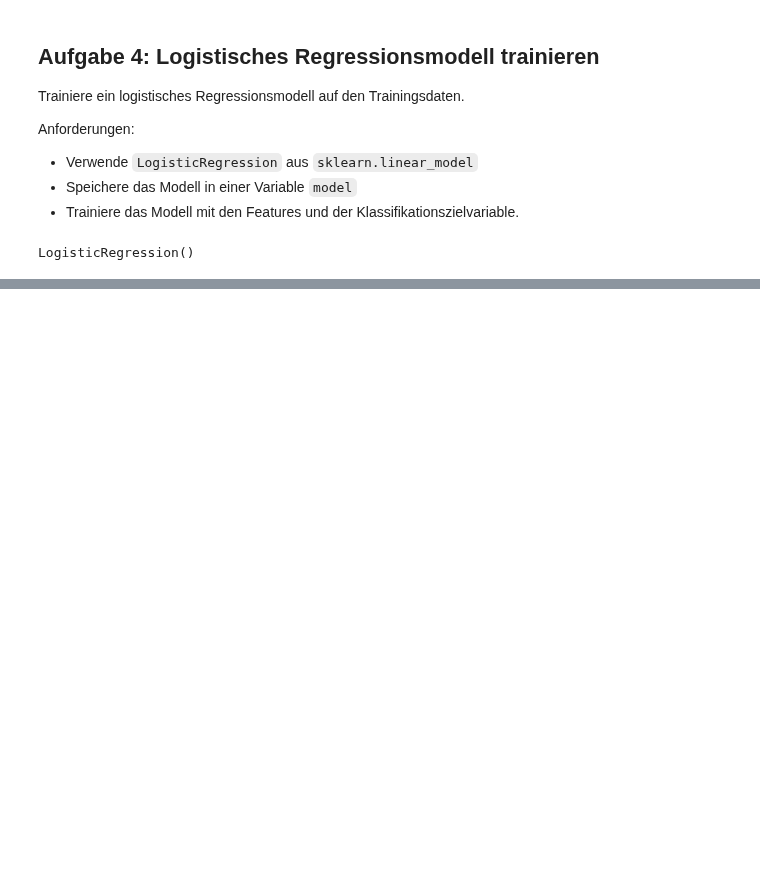
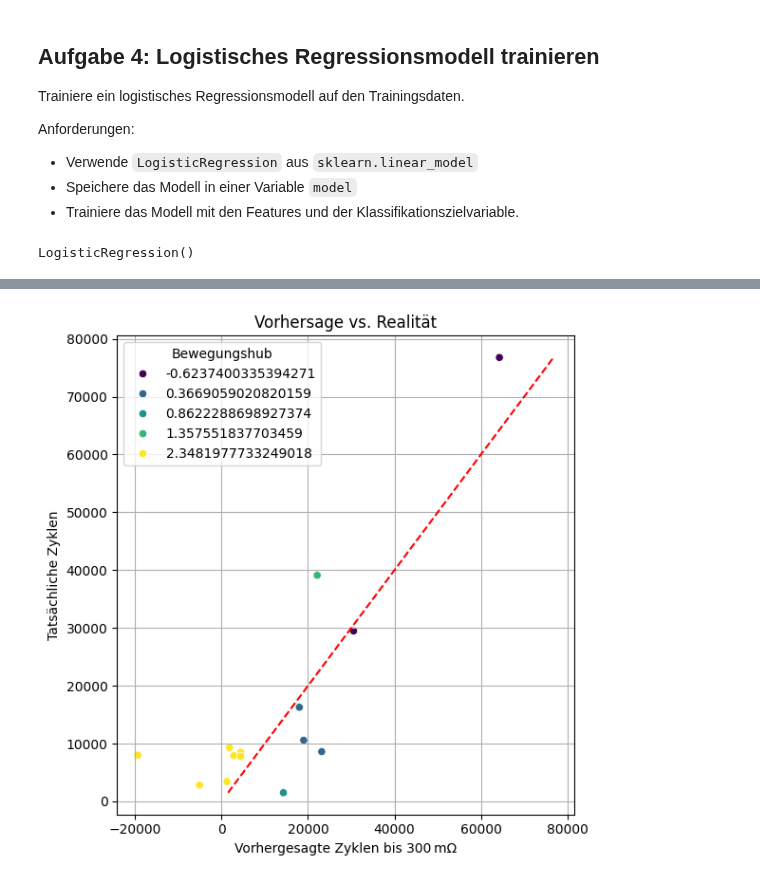
Before and after one commit to wolfromanlist/MLForEngineers, a Jupyter notebook: Notebooks/6-Lösungen.ipynb, the cells around one changed output, grey strips where cells are left out. Cells and saved outputs as stored; diff of their text form; code cells hidden in the pictures; blank space fills up the shorter version.

```diff
--- a/Notebooks/6-Lösungen.ipynb
+++ b/Notebooks/6-Lösungen.ipynb
@@ -541,0 +529,6 @@ NameError: name 'df_original' is not defined
+# %%
+# 1. Defekte Fälle filtern
+X_train_linreg = X_train[y_train["target"] == 1]
+y_train_linreg = y_train.loc[y_train["target"] == 1, "Zyklus_bei_300_mOhm"]
+X_test_linreg = X_test[y_test["target"] == 1]
+y_test_linreg = y_test.loc[y_test["target"] == 1, "Zyklus_bei_300_mOhm"]
@@ -541,0 +540,6 @@ NameError: name 'df_original' is not defined
+# %%
+from sklearn.linear_model import LinearRegression
+
+reg_model = LinearRegression()
+reg_model.fit(X_train_linreg, y_train_linreg)
+y_pred_linreg = reg_model.predict(X_test_linreg)
@@ -541,0 +582,18 @@ NameError: name 'df_original' is not defined
+# %%
+df_plot = pd.DataFrame({
+    "y_true": y_test_linreg,
+    "y_pred": y_pred_linreg,
+    "Bewegungshub": X_test_linreg["Bewegungshub"].values
+})
+
+plt.figure(figsize=(6, 6))
+sns.scatterplot(data=df_plot, x="y_pred", y="y_true", hue="Bewegungshub", palette="viridis")
+plt.plot([df_plot.y_true.min(), df_plot.y_true.max()], [df_plot.y_true.min(), df_plot.y_true.max()], 'r--')
+plt.xlabel("Vorhergesagte Zyklen bis 300 mΩ")
+plt.ylabel("Tatsächliche Zyklen")
+plt.title("Vorhersage vs. Realität")
+plt.grid(True)
+plt.tight_layout()
+plt.show()
+# %% [output]
+[figure, added]
```
Also changed, not shown: parts of 28 cells of this notebook, 4 other files.
